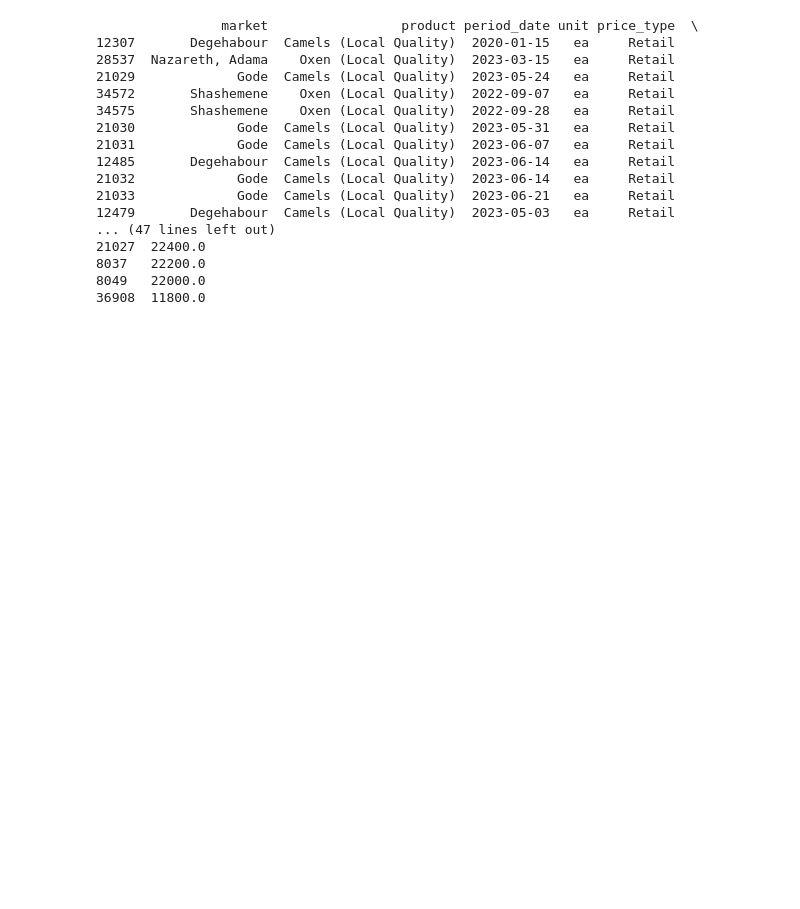
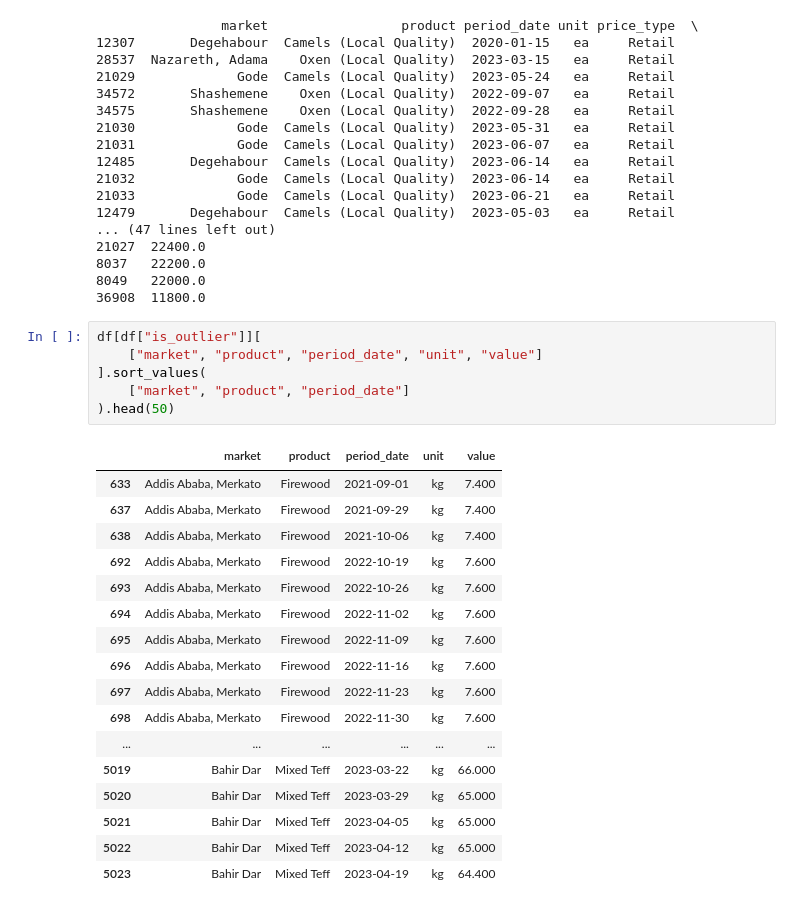
Before and after one commit to demirewu-manidefro/ethiopian-agricultural-market-intelligence1, a Jupyter notebook: explore_dataset.ipynb, the cells around one changed output. Cells and saved outputs as stored; diff of their text form; blank space fills up the shorter version.

Commit message:
df[df["is_outlier"]][

```diff
--- a/explore_dataset.ipynb
+++ b/explore_dataset.ipynb
@@ -779,3 +779,27 @@ print(outliers[
 8037   22200.0
 8049   22000.0
 36908  11800.0
+# %%
+df[df["is_outlier"]][
+    ["market", "product", "period_date", "unit", "value"]
+].sort_values(
+    ["market", "product", "period_date"]
+).head(50)
+# %% [output]
+|  | market | product | period_date | unit | value |
+| 633 | Addis Ababa, Merkato | Firewood | 2021-09-01 | kg | 7.400 |
+| 637 | Addis Ababa, Merkato | Firewood | 2021-09-29 | kg | 7.400 |
+| 638 | Addis Ababa, Merkato | Firewood | 2021-10-06 | kg | 7.400 |
+| 692 | Addis Ababa, Merkato | Firewood | 2022-10-19 | kg | 7.600 |
+| 693 | Addis Ababa, Merkato | Firewood | 2022-10-26 | kg | 7.600 |
+| 694 | Addis Ababa, Merkato | Firewood | 2022-11-02 | kg | 7.600 |
+| 695 | Addis Ababa, Merkato | Firewood | 2022-11-09 | kg | 7.600 |
+| 696 | Addis Ababa, Merkato | Firewood | 2022-11-16 | kg | 7.600 |
+| 697 | Addis Ababa, Merkato | Firewood | 2022-11-23 | kg | 7.600 |
+| 698 | Addis Ababa, Merkato | Firewood | 2022-11-30 | kg | 7.600 |
+| ... | ... | ... | ... | ... | ... |
+| 5019 | Bahir Dar | Mixed Teff | 2023-03-22 | kg | 66.000 |
+| 5020 | Bahir Dar | Mixed Teff | 2023-03-29 | kg | 65.000 |
+| 5021 | Bahir Dar | Mixed Teff | 2023-04-05 | kg | 65.000 |
+| 5022 | Bahir Dar | Mixed Teff | 2023-04-12 | kg | 65.000 |
+| 5023 | Bahir Dar | Mixed Teff | 2023-04-19 | kg | 64.400 |
```
